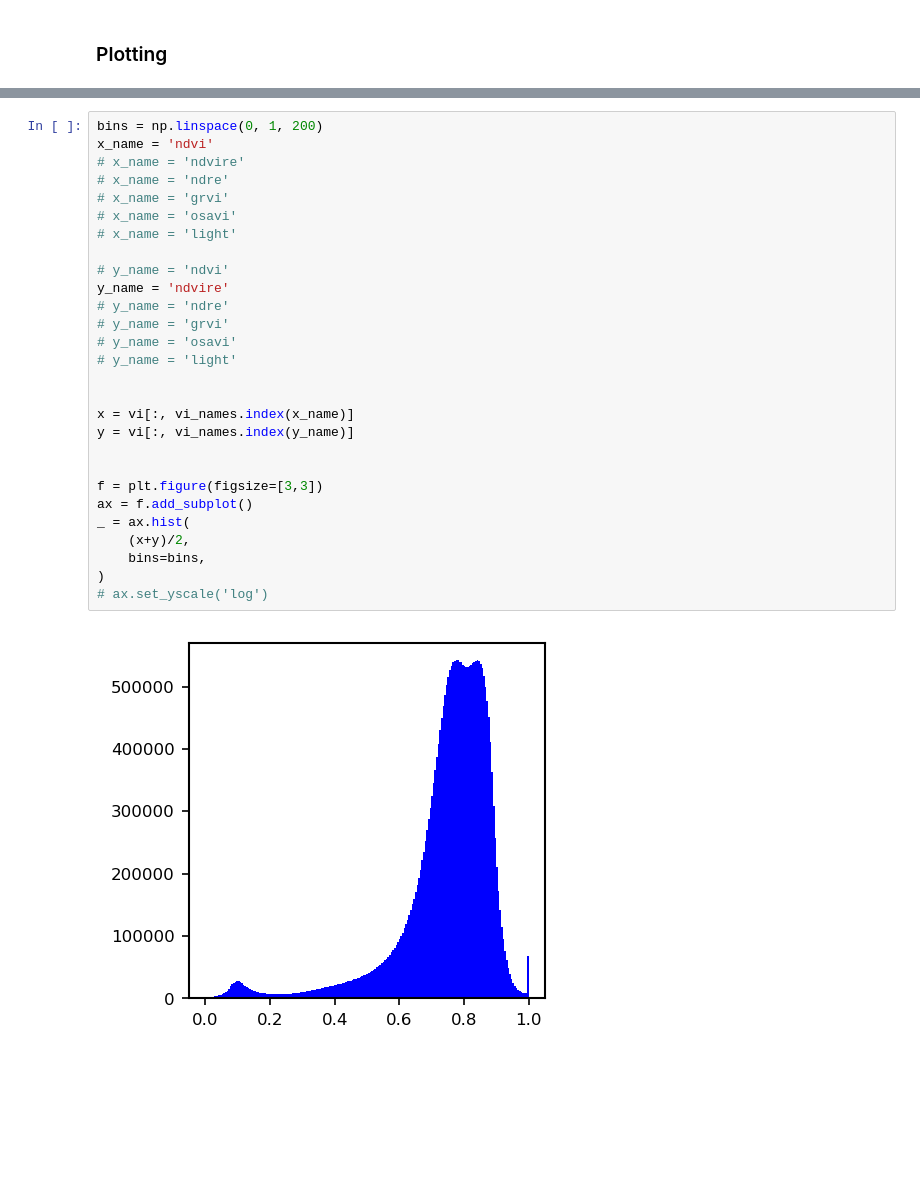
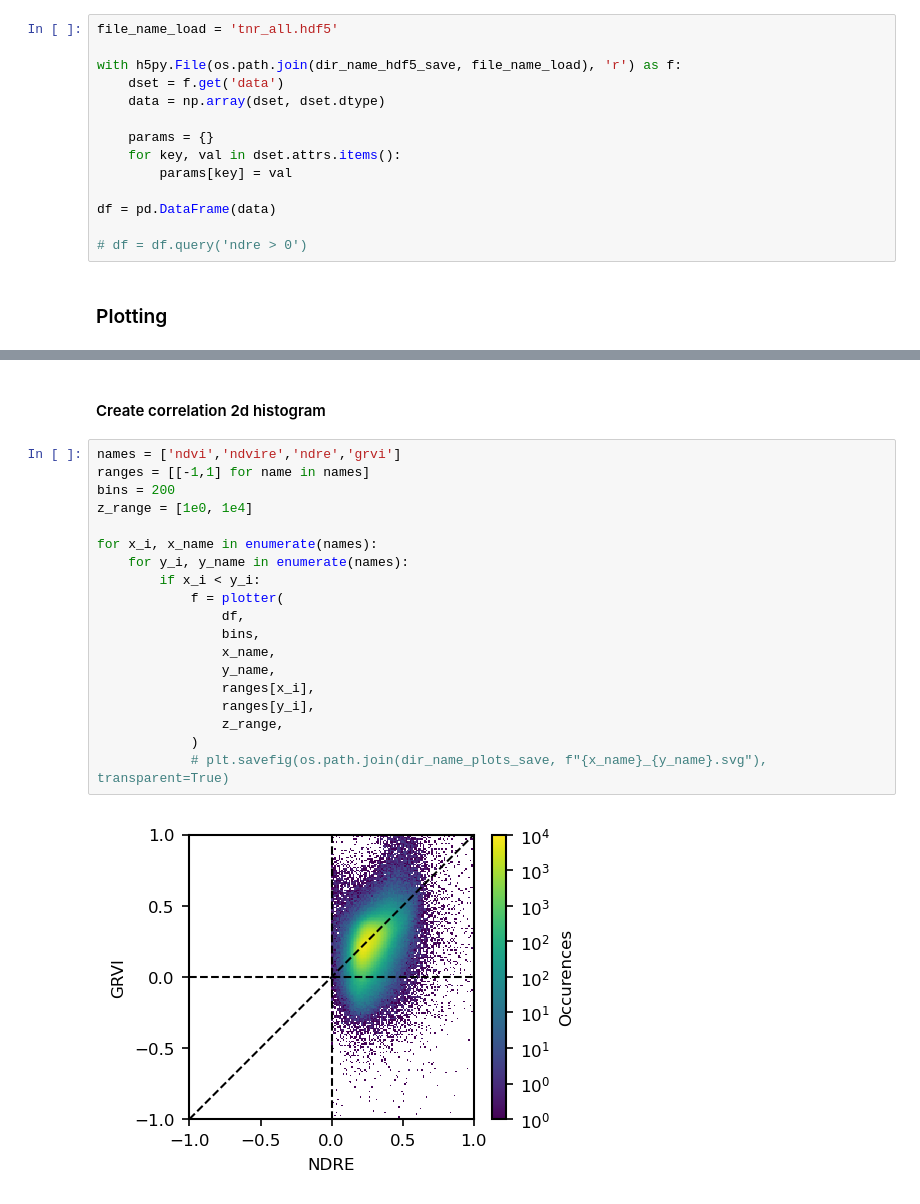
Before and after one commit to FlorianStehr/findatree, a Jupyter notebook: scripts/compare/correlation_px_vegindex.ipynb, the cells around one changed output, grey strips where cells are left out. Cells and saved outputs as stored; diff of their text form; blank space fills up the shorter version.

Commit message:
px-wise correlation of veg. indices in human crowns

```diff
--- a/scripts/compare/correlation_px_vegindex.ipynb
+++ b/scripts/compare/correlation_px_vegindex.ipynb
@@ -159,2 +222,16 @@ for e in exception_traceback:
+# %%
+file_name_load = 'tnr_all.hdf5'
+
+with h5py.File(os.path.join(dir_name_hdf5_save, file_name_load), 'r') as f:
+    dset = f.get('data')
+    data = np.array(dset, dset.dtype)
+
+    params = {}
+    for key, val in dset.attrs.items():
+        params[key] = val
+
+df = pd.DataFrame(data)
+
+# df = df.query('ndre > 0')
 # %% [markdown]
 ### Plotting
@@ -225,30 +304,23 @@ _ = ax.set_yticks(np.linspace(yedges[0],yedges[-1],5))
-# %%
-bins = np.linspace(0, 1, 200)
-x_name = 'ndvi'
-# x_name = 'ndvire'
-# x_name = 'ndre'
-# x_name = 'grvi'
-# x_name = 'osavi'
-# x_name = 'light'
-
-# y_name = 'ndvi'
-y_name = 'ndvire'
-# y_name = 'ndre'
-# y_name = 'grvi'
-# y_name = 'osavi'
-# y_name = 'light'
-
-
-x = vi[:, vi_names.index(x_name)]
-y = vi[:, vi_names.index(y_name)]
-
-
-f = plt.figure(figsize=[3,3])
-ax = f.add_subplot()
-_ = ax.hist(
-    (x+y)/2,
-    bins=bins,
-)
-# ax.set_yscale('log')
-# %% [output]
-[figure, removed]
+# %% [markdown]
+#### Create correlation 2d histogram
+# %%
+names = ['ndvi','ndvire','ndre','grvi']
+ranges = [[-1,1] for name in names]
+bins = 200
+z_range = [1e0, 1e4]
+
+for x_i, x_name in enumerate(names):
+    for y_i, y_name in enumerate(names):
+        if x_i < y_i:
+            f = plotter(
+                df,
+                bins,
+                x_name,
+                y_name,
+                ranges[x_i],
+                ranges[y_i],
+                z_range,
+            )
+            # plt.savefig(os.path.join(dir_name_plots_save, f"{x_name}_{y_name}.svg"), transparent=True)
+# %% [output]
+[figure, added]
```
Also changed, not shown: parts of 18 cells of this notebook.
